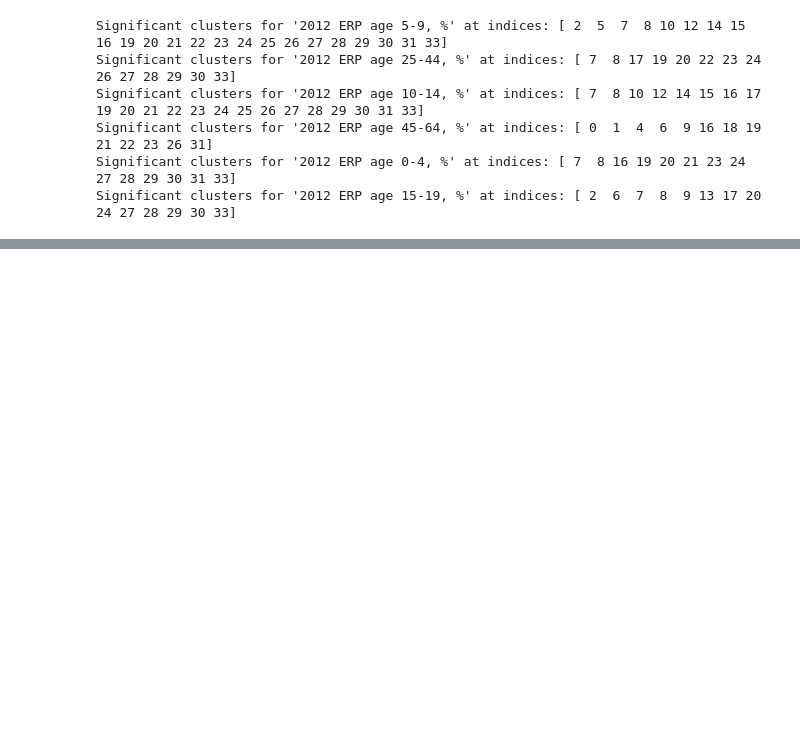
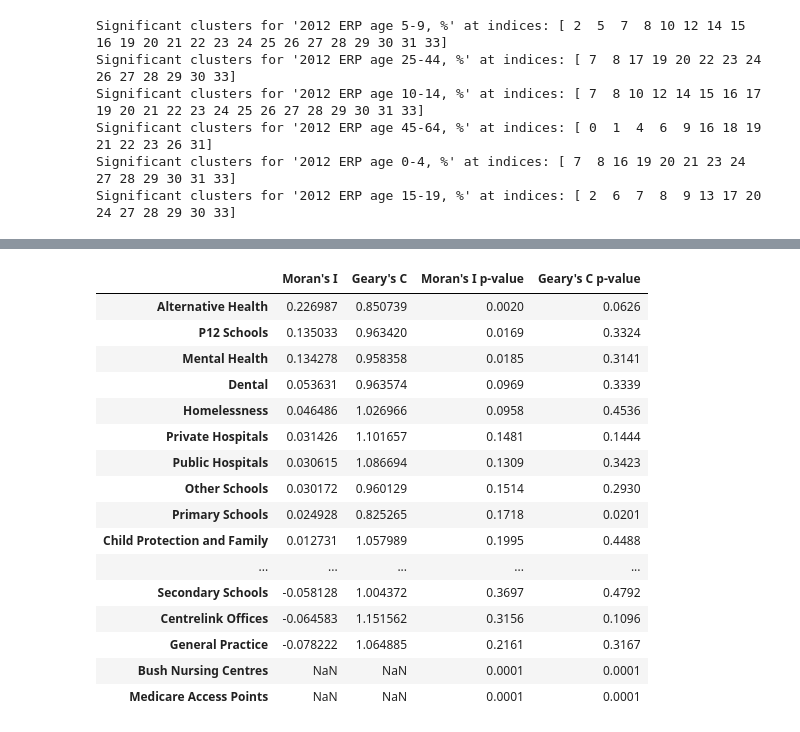
Before and after one commit to Subhasis-Biswas/ML4CPS_Project2, a Jupyter notebook: a1.ipynb, the cells around one changed output, grey strips where cells are left out. Saved outputs shown, nothing was run; the diff lists cells and outputs as text; code cells hidden in the pictures; blank space fills up the shorter version.

```diff
--- a/a1.ipynb
+++ b/a1.ipynb
@@ -1200,0 +1251,20 @@ Significant clusters for '2012 ERP age 15-19, %' at indices: [ 2  6  7  8  9 13
+# %%
+services_moran_geary_df
+# %% [output]
+|  | Moran's I | Geary's C | Moran's I p-value | Geary's C p-value |
+| Alternative Health | 0.226987 | 0.850739 | 0.0020 | 0.0626 |
+| P12 Schools | 0.135033 | 0.963420 | 0.0169 | 0.3324 |
+| Mental Health | 0.134278 | 0.958358 | 0.0185 | 0.3141 |
+| Dental | 0.053631 | 0.963574 | 0.0969 | 0.3339 |
+| Homelessness | 0.046486 | 1.026966 | 0.0958 | 0.4536 |
+| Private Hospitals | 0.031426 | 1.101657 | 0.1481 | 0.1444 |
+| Public Hospitals | 0.030615 | 1.086694 | 0.1309 | 0.3423 |
+| Other Schools | 0.030172 | 0.960129 | 0.1514 | 0.2930 |
+| Primary Schools | 0.024928 | 0.825265 | 0.1718 | 0.0201 |
+| Child Protection and Family | 0.012731 | 1.057989 | 0.1995 | 0.4488 |
+| ... | ... | ... | ... | ... |
+| Secondary Schools | -0.058128 | 1.004372 | 0.3697 | 0.4792 |
+| Centrelink Offices | -0.064583 | 1.151562 | 0.3156 | 0.1096 |
+| General Practice | -0.078222 | 1.064885 | 0.2161 | 0.3167 |
+| Bush Nursing Centres | NaN | NaN | 0.0001 | 0.0001 |
+| Medicare Access Points | NaN | NaN | 0.0001 | 0.0001 |
```
Also changed, not shown: parts of 5 cells of this notebook, 1 other file.
